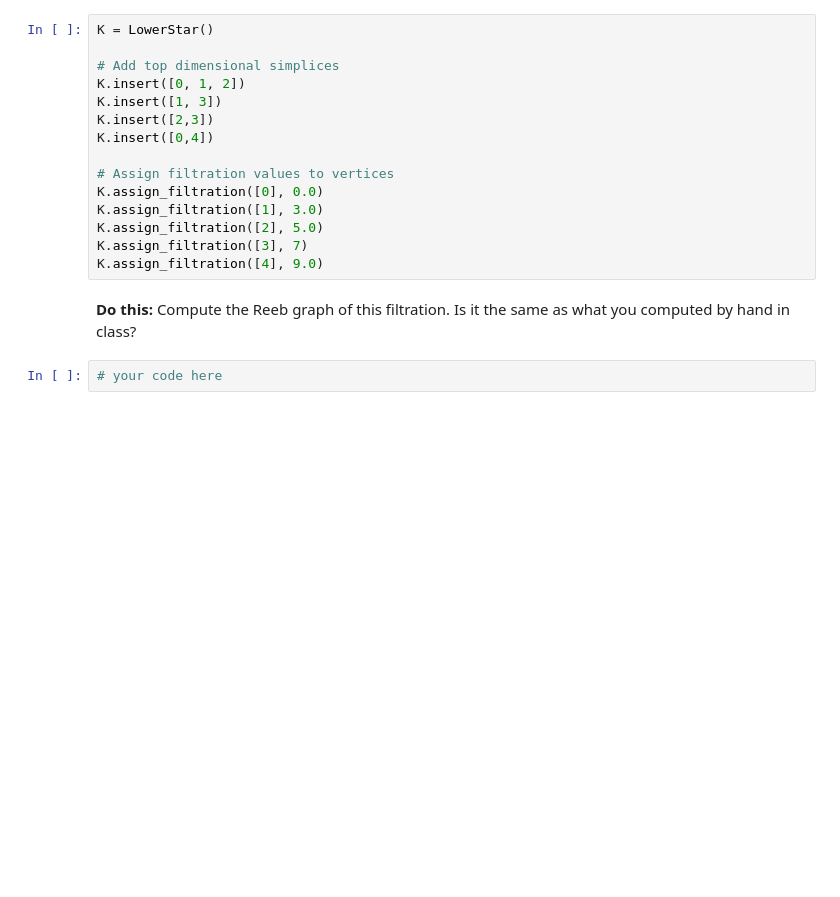
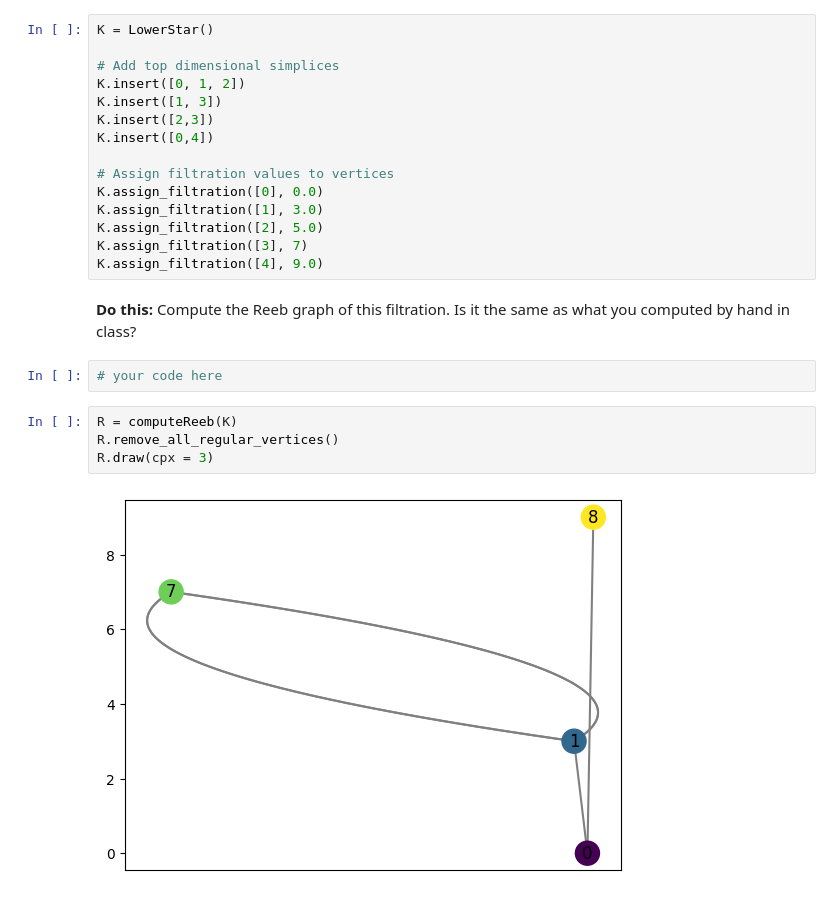
Before and after one commit to lizliz/CMSE890-TDA-Fall2025, a Jupyter notebook: _sources/Lectures/16-ReebGraphs/Lec16-ReebGraphExample.ipynb, the cells around one changed output. Saved outputs shown, nothing was run; the diff lists cells and outputs as text; blank space fills up the shorter version.

```diff
--- a/_sources/Lectures/16-ReebGraphs/Lec16-ReebGraphExample.ipynb
+++ b/_sources/Lectures/16-ReebGraphs/Lec16-ReebGraphExample.ipynb
@@ -58,3 +59,9 @@ K.assign_filtration([4], 9.0)
 **Do this:** Compute the Reeb graph of this filtration. Is it the same as what you computed by hand in class?
 # %%
 # your code here
+# %%
+R = computeReeb(K)
+R.remove_all_regular_vertices()
+R.draw(cpx = 3)
+# %% [output]
+[figure, added]
```
Also changed, not shown: parts of 2 cells of this notebook, 47 other files.
